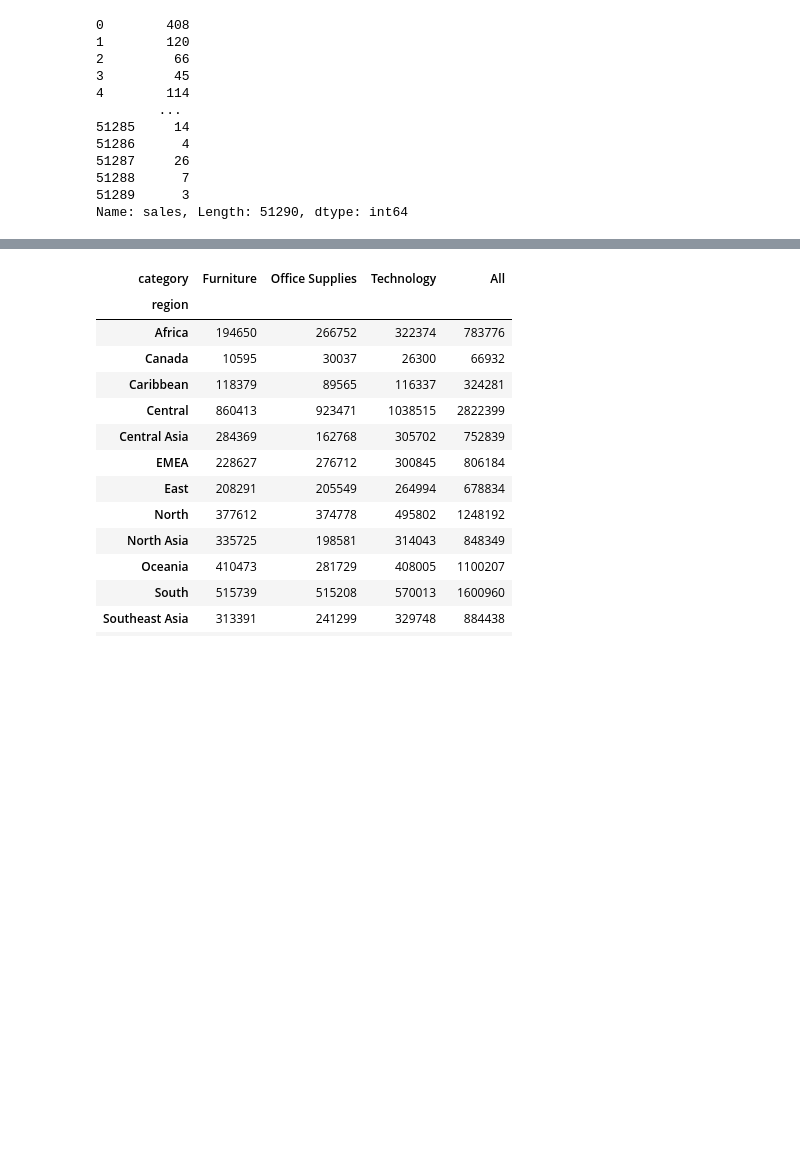
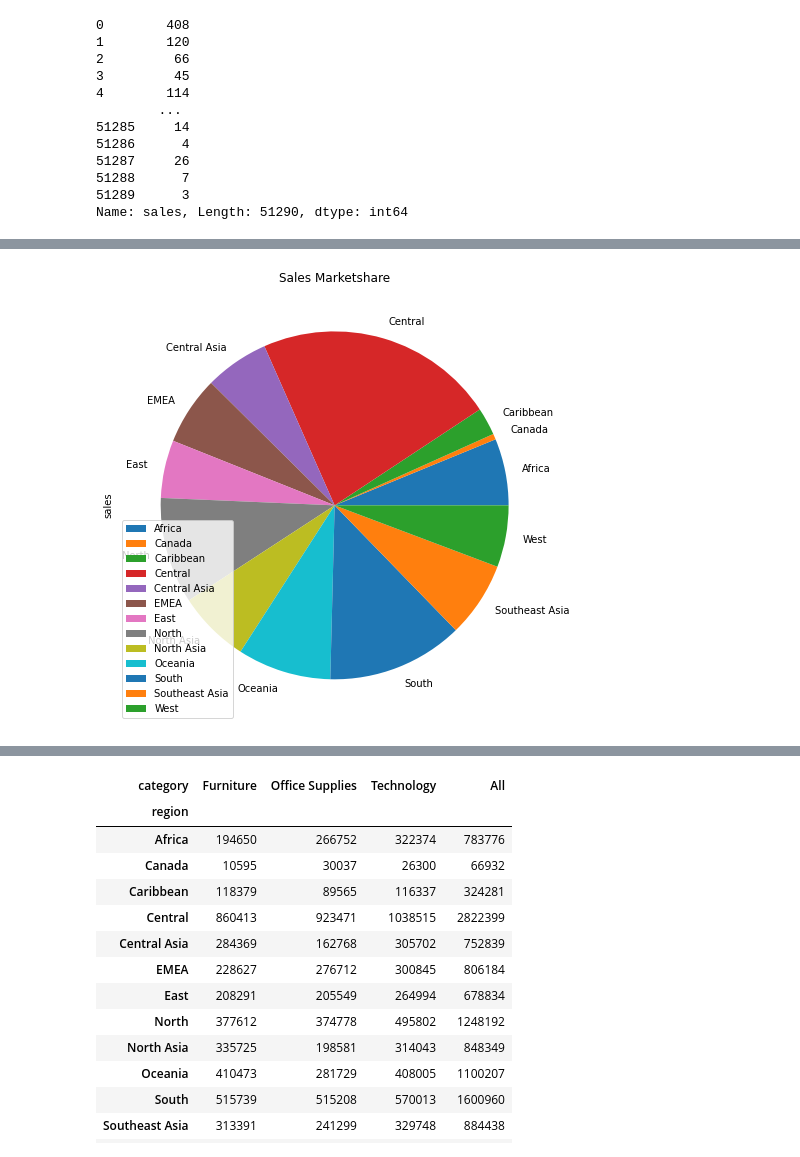
Before and after one commit to Praxis-QR/PythonForManagers, a Jupyter notebook: Superstore_Sales_Data_Analysis_2023.ipynb, the cells around one changed output, grey strips where cells are left out. Cells and saved outputs as stored; diff of their text form; code cells hidden in the pictures; blank space fills up the shorter version.

```diff
--- a/Superstore_Sales_Data_Analysis_2023.ipynb
+++ b/Superstore_Sales_Data_Analysis_2023.ipynb
@@ -257,0 +84,3 @@ dfS3K.groupby('product_name').sum()[AllFacts].sort_values('profit',axis=0, ascen
+# %%
+# Facts -- all Numeric
+Facts = ['sales','quantity','discount','profit','shipping_cost']
@@ -257,0 +126,5 @@ dfS3K.groupby('product_name').sum()[AllFacts].sort_values('profit',axis=0, ascen
+# %%
+# Plot a chart
+dfS3K.groupby('region').sum()[Facts].plot(y = 'sales', kind='pie', figsize=(12, 8), title = 'Sales Marketshare');
+# %% [output]
+[figure, added]
```
Also changed, not shown: parts of 47 cells of this notebook.
